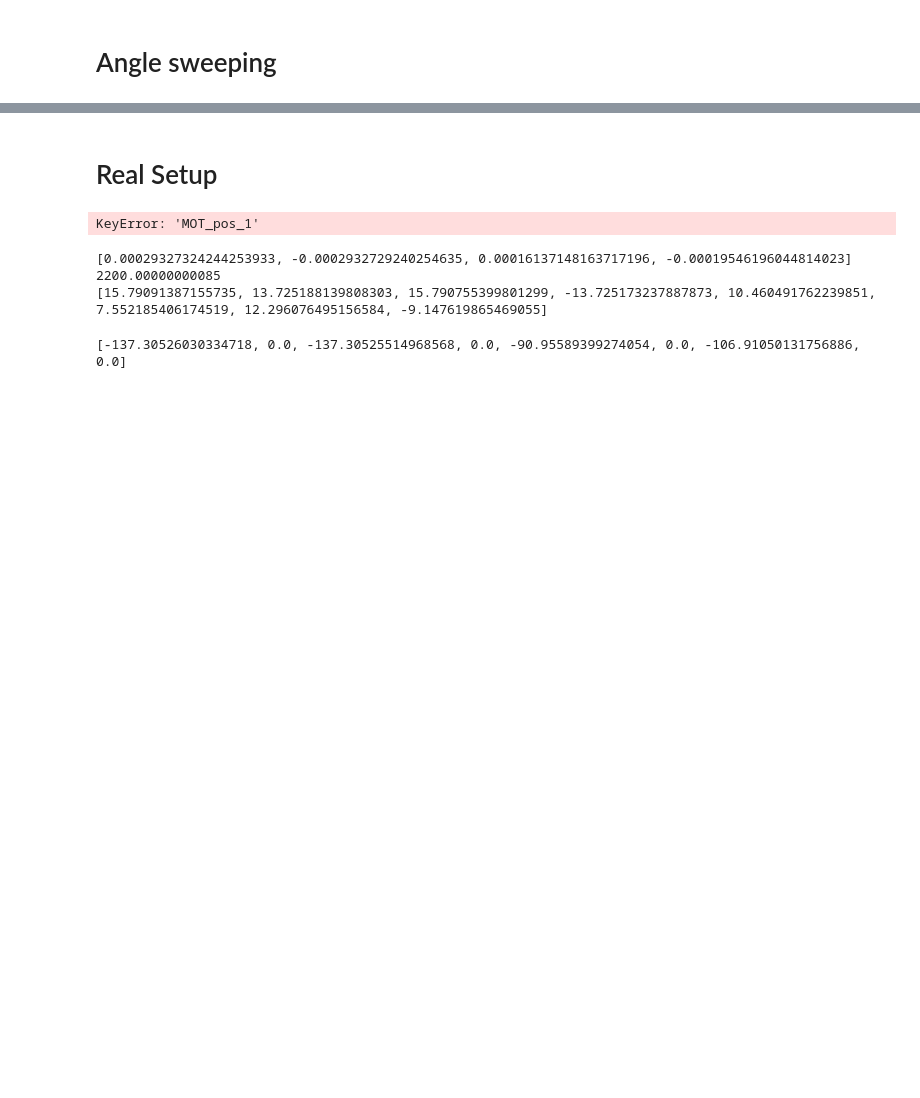
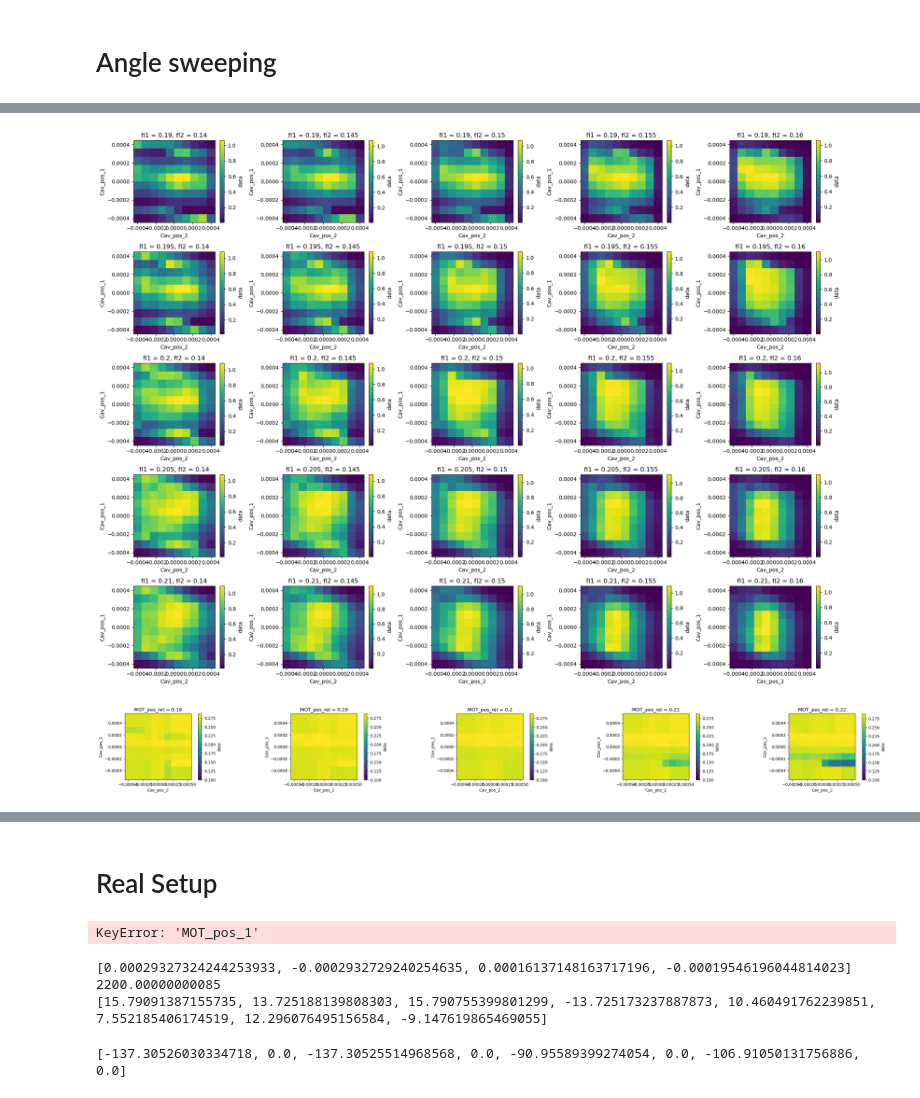
Before and after one commit to Stockholm254/servotest, a Jupyter notebook: src/expctl/servers/servoaligner/test.ipynb, the cells around one changed output, grey strips where cells are left out. Drawn from its saved outputs; the diff is of its cells as text; code cells hidden in the pictures; blank space fills up the shorter version.

```diff
--- a/src/expctl/servers/servoaligner/test.ipynb
+++ b/src/expctl/servers/servoaligner/test.ipynb
@@ -222,3 +227,21 @@ ds=xr.open_dataset("data0304_3.nc")
+# %%
+fig,axs=plt.subplots(5,5,figsize=(20,15))
+for i in range(5):
+    for j in range(5):
+        ds['data'].isel(fl1=i, fl2=j).plot(ax=axs[i,j])
+fig.tight_layout()
+plt.show()
+# %% [output]
+[figure, added]
+# %%
+fig,axs=plt.subplots(1,5,figsize=(36,3))
+for i in range(5):
+    ds['data'].isel(MOT_pos_rel=i).plot(ax=axs[i], vmin=0.10)
+    axs[i].set_aspect('equal')
+#fig.tight_layout()
+plt.show()
+# %% [output]
+[figure, added]
 # %%
 ds['data'].plot()
 # %% [output]
```
Also changed, not shown: parts of 50 cells of this notebook, 8 other files.
